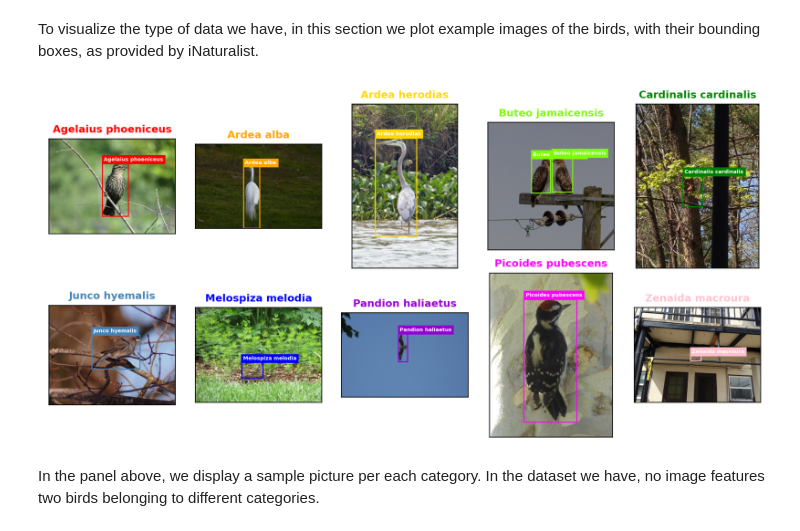
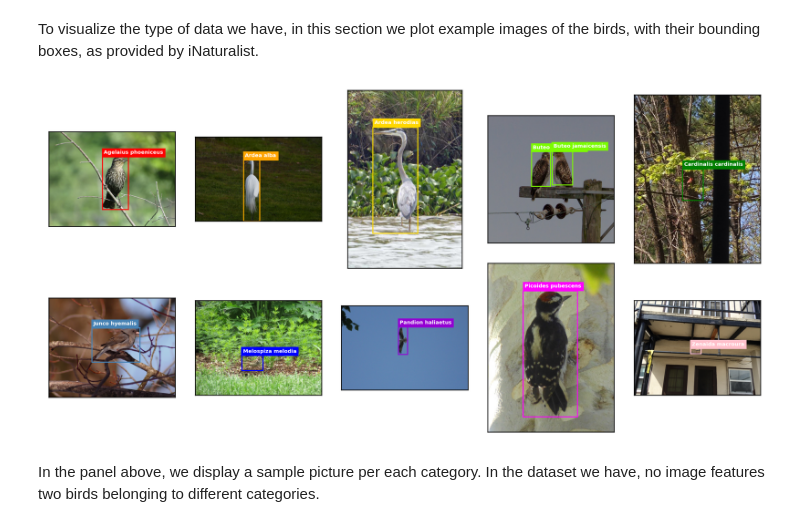
Before and after one commit to mgalfre/DLCV-project, a Jupyter notebook: data_visualization.ipynb, the cells around one changed output. Drawn from its saved outputs; the diff is of its cells as text; code cells hidden in the pictures.

```diff
--- a/data_visualization.ipynb
+++ b/data_visualization.ipynb
@@ -244,35 +246,35 @@ data_transform = transforms.Compose([  # transforms.Compose : a class that calls
         transforms.ToTensor() # ToTensor : convert numpy image to torch.Tensor type
     ])
 fig,ax = plt.subplots(2,5, figsize = (10,5), dpi = 210)
 plt.subplots_adjust(left=None, bottom=None, right=None, top=None, wspace=None, hspace=0.00001)
 
 axes = ax.flatten()
 np.random.seed(22) # setting a random seed for reproducibility
 for i,cat in enumerate(sorted(category_list)): # iterating across the categories
 
     temp = AvesDataset(data_transform, f'Aves/{cat}', df) # loading pictures belonging to the category
     which = np.random.randint(1,len(temp)) # randomly sampling one image
     img = temp[which][0]
     annotation = temp[which][1]
     img = img.cpu().permute(1,2,0)
 
     axes[i].imshow(img)
-    axes[i].set_title(cat, fontsize = 10, weight = "bold", color = colors[i])
+    #axes[i].set_title(cat, fontsize = 10, weight = "bold", color = colors[i])
     axes[i].set_xticks([])
     axes[i].set_yticks([])
     for idx in range(len(annotation["boxes"])):
 
         xmin, ymin, xmax, ymax = annotation["boxes"][idx]
 
         rect = patches.Rectangle((xmin,ymin),(xmax-xmin),(ymax-ymin),linewidth=1,edgecolor=colors[i],facecolor="none")
 
         axes[i].add_patch(rect)
         props = dict(boxstyle='square', edgecolor=colors[i], facecolor=colors[i], alpha=1)
         axes[i].text(xmin+9, ymin-9, cat, verticalalignment='bottom', horizontalalignment = "left", fontsize=5, bbox=props, color = "white", weight = "bold")
 plt.tight_layout()
 plt.savefig("plots/pictures_example.pdf", bbox_inches='tight', transparent = True)
 # %% [output]
-[figure, old version]
+[figure, new version]
 # %% [markdown]
 In the panel above, we display a sample picture per each category. In the dataset we have, no image features two birds belonging to different categories.
 # %% [markdown]
```
Also changed, not shown: parts of 3 cells of this notebook, 1 other file.
